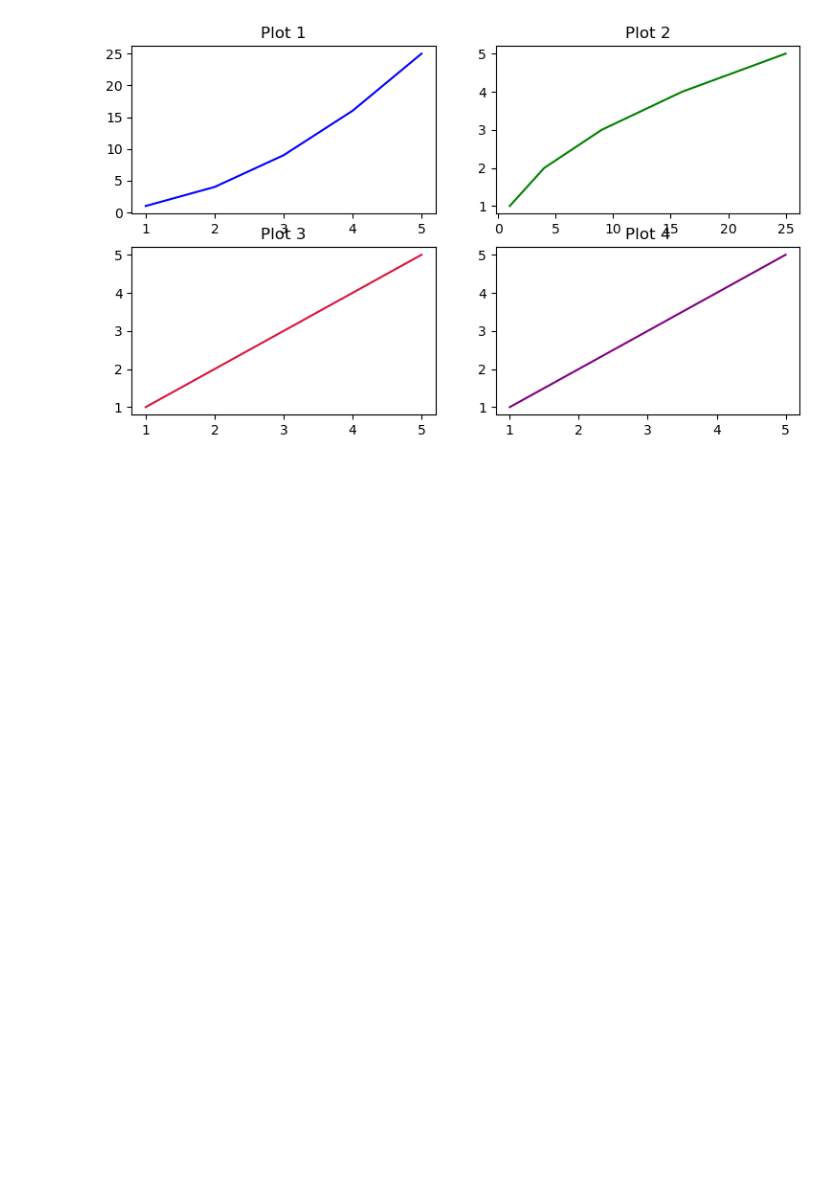
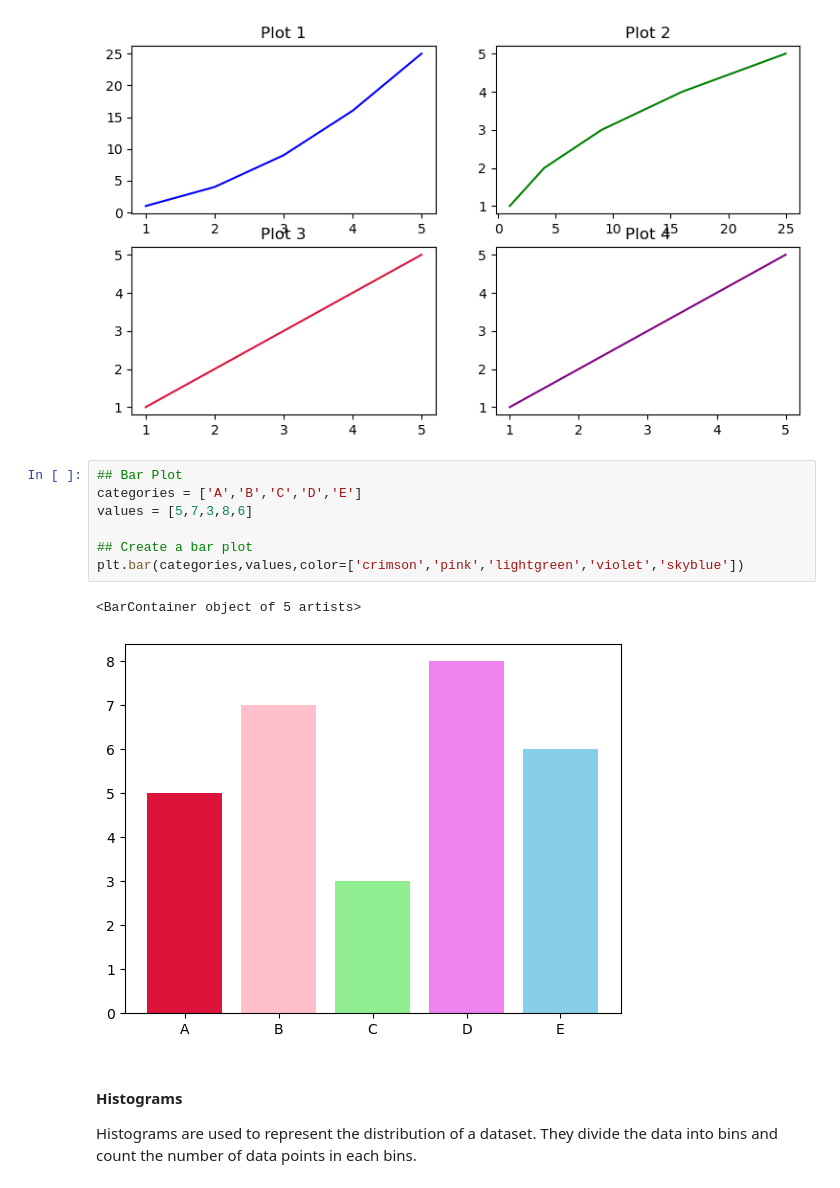
Before and after one commit to anshika-codes-AI/Complete-ML, a Jupyter notebook: 8-Data Analysis with Python/matplotlib.ipynb, the cells around one changed output. Drawn from its saved outputs; the diff is of its cells as text; blank space fills up the shorter version.

Commit message:
Bar Plot

```diff
--- a/8-Data Analysis with Python/matplotlib.ipynb
+++ b/8-Data Analysis with Python/matplotlib.ipynb
@@ -52,3 +52,16 @@ plt.title("Plot 4")
 # %% [output]
 Text(0.5, 1.0, 'Plot 4')
 [figure]
+# %%
+## Bar Plot
+categories = ['A','B','C','D','E']
+values = [5,7,3,8,6]
+
+## Create a bar plot
+plt.bar(categories,values,color=['crimson','pink','lightgreen','violet','skyblue'])
+# %% [output]
+<BarContainer object of 5 artists>
+[figure, added]
+# %% [markdown]
+#### Histograms
+Histograms are used to represent the distribution of a dataset. They divide the data into bins and count the number of data points in each bins.
```
